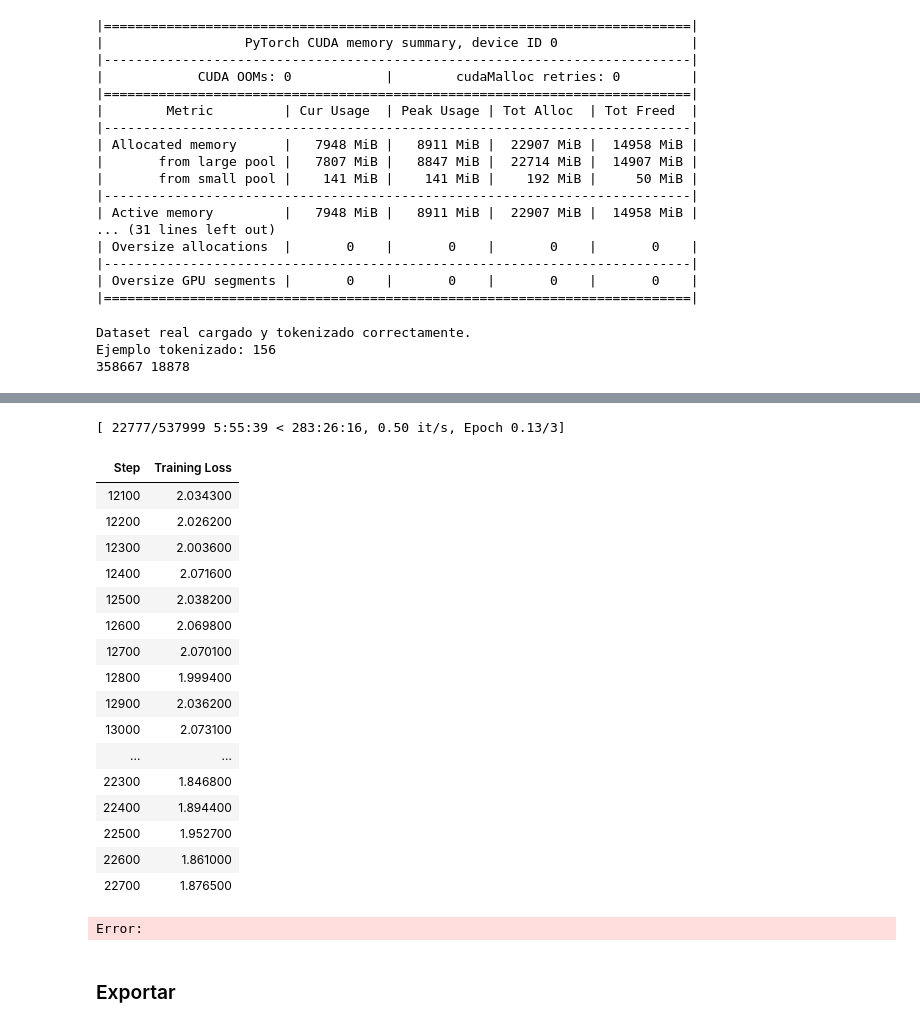
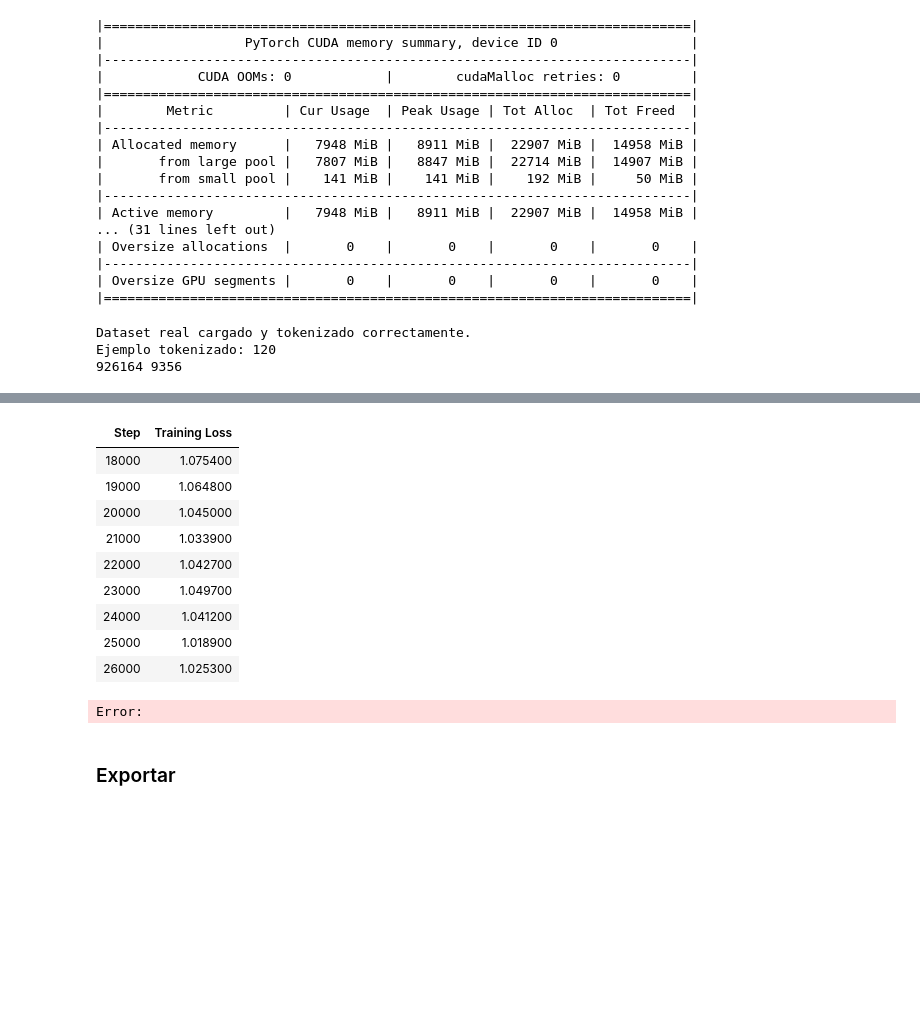
Before and after one commit to MiguelGP-13/TFG, a Jupyter notebook: 3-Train.ipynb, the cells around one changed output, grey strips where cells are left out. Saved outputs shown, nothing was run; the diff lists cells and outputs as text; code cells hidden in the pictures; blank space fills up the shorter version.

```diff
--- a/3-Train.ipynb
+++ b/3-Train.ipynb
@@ -61,7 +61,7 @@ import pickle
 LANGUAGE = "asturiano"
 MODELO = "Qwen/Qwen2.5-7B-Instruct"
 PRELOADED = True
-PRELOADED_PATH = "./qlora_asturiano__Qwen2.5-7B-Instruct_04-29_22-31-39/checkpoint-22500"
+PRELOADED_PATH = "/notebooks/MetiendoleDespuesCheckpoint2Al4kdeSCGC8I/checkpoint-17000"
 
 # Define output directory for QLoRA adapter
 date = time.localtime(time.time())
@@ -163,7 +163,7 @@ Definir los hiperparámetros de QLoRA (por ejemplo, lora_r, lora_alpha, lora_dro
 lora_config = LoraConfig(
     r=8,
     lora_alpha=16,
-    lora_dropout=0.1,
+    lora_dropout=0.0,
     bias="none",
     task_type="CAUSAL_LM",
     target_modules=[
@@ -213,38 +213,39 @@ print(torch.cuda.memory_summary())
 |===========================================================================|
 # %%
 with open(f"TrainDatasets/{MODELO.split('/')[-1]}/{LANGUAGE}.pkl", "rb") as f:
-    train, test = pickle.load(f)
+    train = pickle.load(f)
 train = train.shuffle()
 
 print("Dataset real cargado y tokenizado correctamente.")
 print(f"Ejemplo tokenizado: {len(train[2]['input_ids'])}")
-print(len(train), len(test))
+print(len(train))
 # %% [output]
 Dataset real cargado y tokenizado correctamente.
-Ejemplo tokenizado: 156
-358667 18878
+Ejemplo tokenizado: 120
+926164 9356
 # %%
 from transformers import TrainingArguments, Trainer
 
 # 4. Configure TrainingArguments
 training_args = TrainingArguments(
     output_dir=output_dir, # Use the output_dir defined previously
-    per_device_train_batch_size=1, # Small batch size for mock data
-    num_train_epochs=3, # Small number of epochs for quick demonstration
-    learning_rate=1e-4,
-    logging_steps=100, # Log every step
+    per_device_train_batch_size=2,
+    num_train_epochs=2, # Small number of epochs for quick demonstration
+    learning_rate=2e-5,
+    logging_steps=1000, # Log every step
     fp16=True,
     bf16=False,
     do_eval=False,
     save_strategy="steps",
-    save_steps=5000,
+    save_steps=1000,
     report_to='none', # Do not report to any service
     optim="paged_adamw_32bit",
     gradient_checkpointing=True,
     gradient_checkpointing_kwargs={"use_reentrant": False}, # Prueba recomendacion cop
     gradient_accumulation_steps=2,
     lr_scheduler_type="cosine",
-    warmup_ratio=0.1,
+    warmup_ratio= 0.03
+
 )
 
 # 5. Create an instance of Trainer
@@ -268,22 +268,14 @@ Warning: The following arguments do not match the ones in the `trainer_state.jso
+| Step | Training Loss |
+| 18000 | 1.075400 |
+| 19000 | 1.064800 |
+| 20000 | 1.045000 |
+| 21000 | 1.033900 |
+| 22000 | 1.042700 |
+| 23000 | 1.049700 |
+| 24000 | 1.041200 |
+| 25000 | 1.018900 |
+| 26000 | 1.025300 |
-[ 22777/537999 5:55:39 < 283:26:16, 0.50 it/s, Epoch 0.13/3]
+Error:
-| Step | Training Loss |
-| 12100 | 2.034300 |
-| 12200 | 2.026200 |
-| 12300 | 2.003600 |
-| 12400 | 2.071600 |
-| 12500 | 2.038200 |
-| 12600 | 2.069800 |
-| 12700 | 2.070100 |
-| 12800 | 1.999400 |
-| 12900 | 2.036200 |
-| 13000 | 2.073100 |
-| ... | ... |
-| 22300 | 1.846800 |
-| 22400 | 1.894400 |
-| 22500 | 1.952700 |
-| 22600 | 1.861000 |
-| 22700 | 1.876500 |
-Error:
 # %% [markdown]
 ### Exportar
 # %%
```
Also changed, not shown: parts of 3 cells of this notebook.
